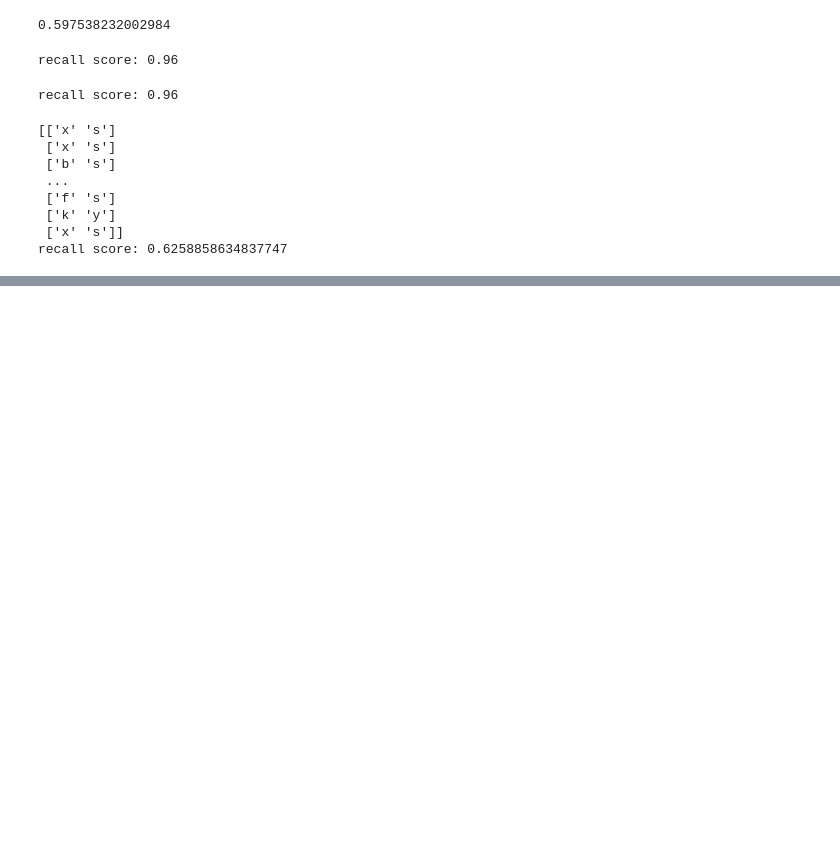
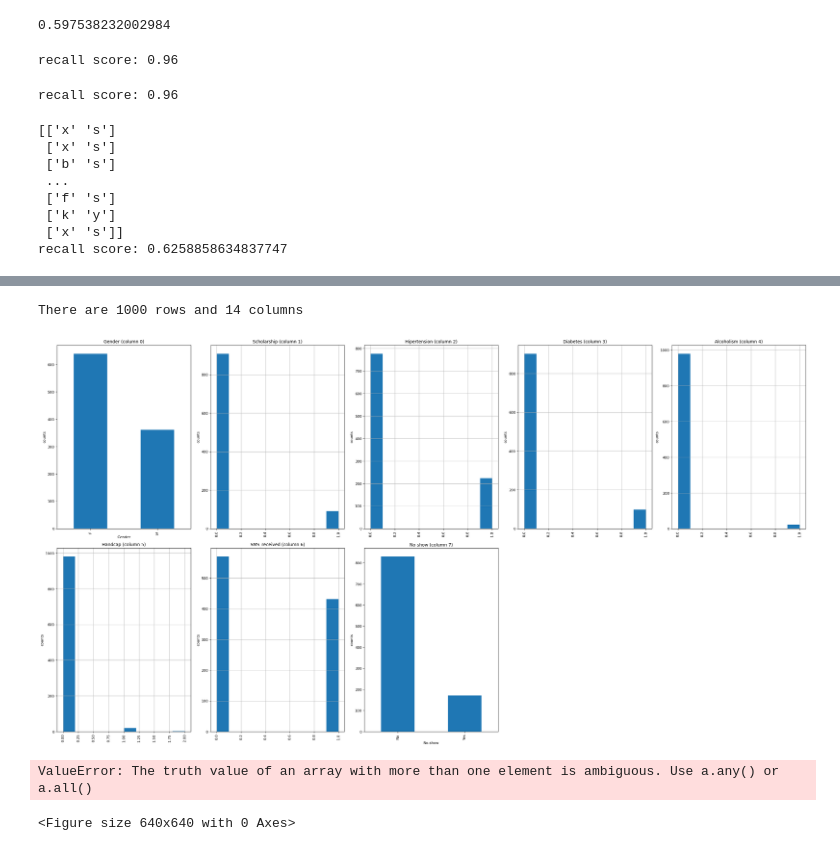
Before and after one commit to aminucf2002/RoboGardenAK, a Jupyter notebook: Module3/Module3_Classification.ipynb, the cells around one changed output, grey strips where cells are left out. Cells and saved outputs as stored; diff of their text form; code cells hidden in the pictures; blank space fills up the shorter version.

```diff
--- a/Module3/Module3_Classification.ipynb
+++ b/Module3/Module3_Classification.ipynb
@@ -476,0 +646,80 @@ ValueError: could not convert string to float: '<0'
+# %%
+from mpl_toolkits.mplot3d import Axes3D
+from sklearn.preprocessing import StandardScaler
+import matplotlib.pyplot as plt # plotting
+import numpy as np # linear algebra
+import os # accessing directory structure
+import pandas as pd # data processing, CSV file I/O (e.g. pd.read_csv)
+
+# Scatter and density plots
+def plotScatterMatrix(df, plotSize, textSize):
+    df = df.select_dtypes(include =[np.number]) # keep only numerical columns
+    # Remove rows and columns that would lead to df being singular
+    df = df.dropna(axis='columns')
+    df = df[[col for col in df if df[col].nunique() > 1]] # keep columns where there are more than 1 unique values
+    columnNames = list(df)
+    if len(columnNames) > 10: # reduce the number of columns for matrix inversion of kernel density plots
+        columnNames = columnNames[:10]
+    df = df[columnNames]
+    ax = pd.plotting.scatter_matrix(df, alpha=0.75, figsize=[plotSize, plotSize], diagonal='kde')
+    corrs = df.corr().values
+    for i, j in zip(*plt.np.triu_indices_from(ax, k = 1)):
+        ax[i, j].annotate('Corr. coef = %.3f' % corrs[i, j], (0.8, 0.2), xycoords='axes fraction', ha='center', va='center', size=textSize)
+    plt.suptitle('Scatter and Density Plot')
+    plt.show()
+# Distribution graphs (histogram/bar graph) of column data
+def plotPerColumnDistribution(df, nGraphShown, nGraphPerRow):
+    nunique = df.nunique()
+    df = df[[col for col in df if nunique[col] > 1 and nunique[col] < 50]] # For displaying purposes, pick columns that have between 1 and 50 unique values
+    nRow, nCol = df.shape
+    columnNames = list(df)
+    nGraphRow = int((nCol + nGraphPerRow - 1) // nGraphPerRow)
+    plt.figure(num = None, figsize = (6 * nGraphPerRow, 8 * nGraphRow), dpi = 80, facecolor = 'w', edgecolor = 'k')
+    for i in range(min(nCol, nGraphShown)):
+        plt.subplot(nGraphRow, nGraphPerRow, i + 1)
+        columnDf = df.iloc[:, i]
+        # Use the column's dtype to avoid ambiguous truth value for arrays
+        if not pd.api.types.is_numeric_dtype(columnDf.dtype):
+            valueCounts = columnDf.value_counts()
+            valueCounts.plot.bar()
+        else:
+            columnDf.hist()
+        plt.ylabel('counts')
+        plt.xticks(rotation = 90)
+        plt.title(f'{columnNames[i]} (column {i})')
+    plt.tight_layout(pad = 1.0, w_pad = 1.0, h_pad = 1.0)
+    plt.show()
+# Correlation matrix
+def plotCorrelationMatrix(df, graphWidth):
+    filename = df.dataframeName
+    df = df.dropna(axis='columns') # drop columns with NaN
+    df = df[[col for col in df if df[col].nunique() > 1]] # keep columns where there are more than 1 unique values
+    # Restrict to numeric columns for correlation to avoid conversion errors (e.g., 'F'/'M' strings)
+    numeric_df = df.select_dtypes(include=[np.number])
+    if numeric_df.shape[1] < 2:
+        print(f'No correlation plots shown: The number of numeric non-NaN or constant columns ({numeric_df.shape[1]}) is less than 2')
+        return
+    corr = numeric_df.corr()
+    plt.figure(num=None, figsize=(graphWidth, graphWidth), dpi=80, facecolor='w', edgecolor='k')
+    corrMat = plt.matshow(corr, fignum = 1)
+    plt.xticks(range(len(corr.columns)), corr.columns, rotation=90)
+    plt.yticks(range(len(corr.columns)), corr.columns)
+    plt.gca().xaxis.tick_bottom()
+    plt.colorbar(corrMat)
+    plt.title(f'Correlation Matrix for {filename}', fontsize=15)
+    plt.show()
+nRowsRead = 1000 # specify 'None' if want to read whole file
+# KaggleV2-May-2016.csv may have more rows in reality, but we are only loading/previewing the first 1000 rows
+# df1 = pd.read_csv('/kaggle/input/KaggleV2-May-2016.csv', delimiter=',', nrows = nRowsRead)
+df1 = pd.read_csv('data/KaggleV2-May-2016.csv', nrows=nRowsRead)
+
+df1.dataframeName = 'KaggleV2-May-2016.csv'
+nRow, nCol = df1.shape
+print(f'There are {nRow} rows and {nCol} columns')
+plotPerColumnDistribution(df1, 10, 5)
+plotCorrelationMatrix(df1, 8)
+# %% [output]
+There are 1000 rows and 14 columns
+[figure, added]
+ValueError: The truth value of an array with more than one element is ambiguous. Use a.any() or a.all()
+<Figure size 640x640 with 0 Axes>
```
Also changed, not shown: parts of 4 cells of this notebook, 2 other files.
